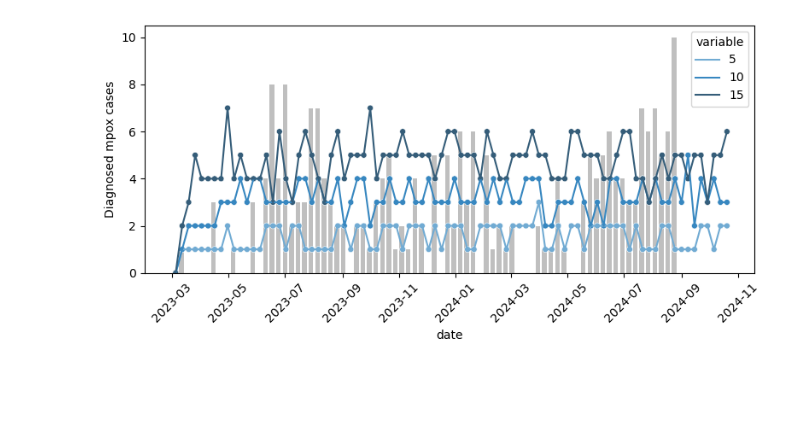
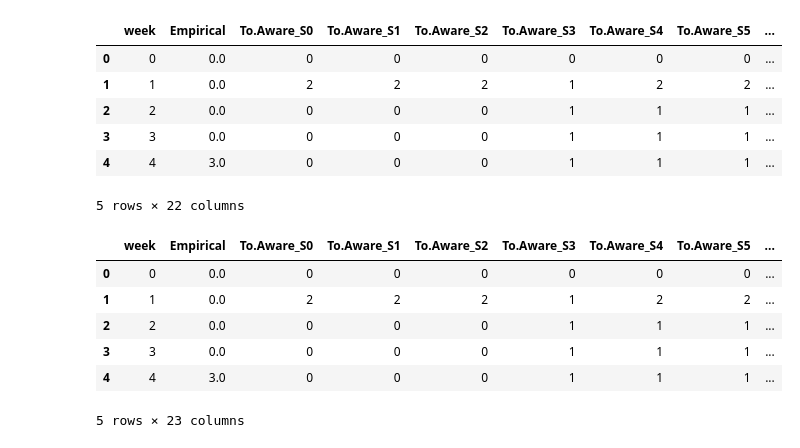
Before and after one commit to blab/mpox-la, a Jupyter notebook: scripts/microsimulation_results.ipynb, the cells around one changed output. Saved outputs shown, nothing was run; the diff lists cells and outputs as text; code cells hidden in the pictures; blank space fills up the shorter version.

```diff
--- a/scripts/microsimulation_results.ipynb
+++ b/scripts/microsimulation_results.ipynb
@@ -238,54 +15,24 @@ scenario_intro_long
-# %%
-# Plotting
-fig, ax = plt.subplots(figsize=(8, 4))
-
-ax.bar(  empirical_cases.date[empirical_cases.date > "2023-03-01"] ,empirical_cases["Empirical # of diagnosed cases"][empirical_cases.date > "2023-03-01"], color = "gray", alpha = 0.5, width = 5)
-
-# Plot each block of the shaded region
-# for index, row in combined_monthly_inc_genomes.iterrows():
-#     #print(row)
-#     if index == 28:
-#         index = index-1
-#     else:
-#         index = index
-#     ax.fill_between([row['year-month'], combined_monthly_inc_genomes.loc[index+1, "year-month"]], row['genome_prop_lower'],  row['genome_prop_upper'], color='gray', alpha=0.5)
-#     ax.plot([row['year-month'], combined_monthly_inc_genomes.loc[index+1, "year-month"]], [row['genome_prop_median'],row['genome_prop_median']], color='k', marker='o')
-
-# Plot each block of the proportion line as horizontal bars
-
-sns.lineplot(
-    data=scenario_intro_long,
-    x='date',
-    y='value',
-    hue='variable',
-    palette='Blues_d',
-    legend='full'
-)
-
-
-sns.scatterplot(
-    data=scenario_intro_long,
-    x='date',
-    y='value',
-    hue = "variable",
-    palette = "Blues_d",
-    s=25,  # Adjust point size
-    marker='o',
-    legend = None
-)
-
-# Format the x-axis for dates
-# ax.xaxis.set_major_formatter(mdates.DateFormatter('%b %d'))
-# ax.xaxis.set_major_locator(mdates.DayLocator(interval=14))
-plt.xticks(rotation=45)
-
-# Set axis labels
-ax.set_ylabel('Diagnosed mpox cases')
-#ax.set_ylim(0, 0.10)  # Y-axis limits
-
-# Show the plot
-plt.tight_layout()
-#plt.savefig('../figures/prop_cases_seq.png',dpi=300,bbox_inches='tight')
-plt.show()
-# %% [output]
-[figure, removed]
+# %%
+modeling_df = pd.read_csv("../data/microsimulation_results/scenarios_aware.csv")
+modeling_df.head()
+# %% [output]
+|  | week | Empirical | To.Aware_S0 | To.Aware_S1 | To.Aware_S2 | To.Aware_S3 | To.Aware_S4 | To.Aware_S5 | ... |
+| 0 | 0 | 0.0 | 0 | 0 | 0 | 0 | 0 | 0 | ... |
+| 1 | 1 | 0.0 | 2 | 2 | 2 | 1 | 2 | 2 | ... |
+| 2 | 2 | 0.0 | 0 | 0 | 0 | 1 | 1 | 1 | ... |
+| 3 | 3 | 0.0 | 0 | 0 | 0 | 1 | 1 | 1 | ... |
+| 4 | 4 | 3.0 | 0 | 0 | 0 | 1 | 1 | 1 | ... |
+5 rows × 22 columns
+# %%
+start_date = datetime(2023, 3, 1)
+modeling_df['week_date'] = modeling_df['week'].apply(lambda x: (start_date + timedelta(weeks=x)).strftime('%Y-%m-%d'))
+modeling_df = modeling_df.dropna()
+modeling_df.head()
+# %% [output]
+|  | week | Empirical | To.Aware_S0 | To.Aware_S1 | To.Aware_S2 | To.Aware_S3 | To.Aware_S4 | To.Aware_S5 | ... |
+| 0 | 0 | 0.0 | 0 | 0 | 0 | 0 | 0 | 0 | ... |
+| 1 | 1 | 0.0 | 2 | 2 | 2 | 1 | 2 | 2 | ... |
+| 2 | 2 | 0.0 | 0 | 0 | 0 | 1 | 1 | 1 | ... |
+| 3 | 3 | 0.0 | 0 | 0 | 0 | 1 | 1 | 1 | ... |
+| 4 | 4 | 3.0 | 0 | 0 | 0 | 1 | 1 | 1 | ... |
+5 rows × 23 columns
```
Also changed, not shown: parts of 18 cells of this notebook, 24 other files.
